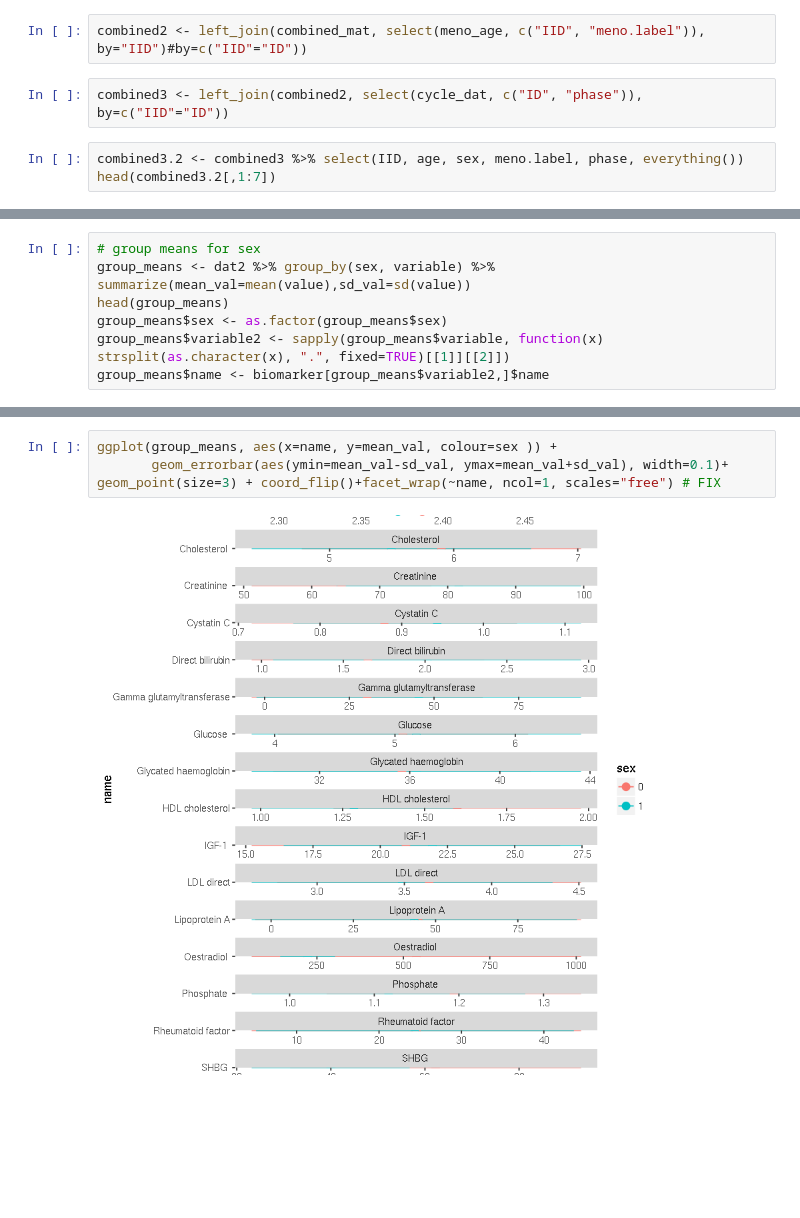
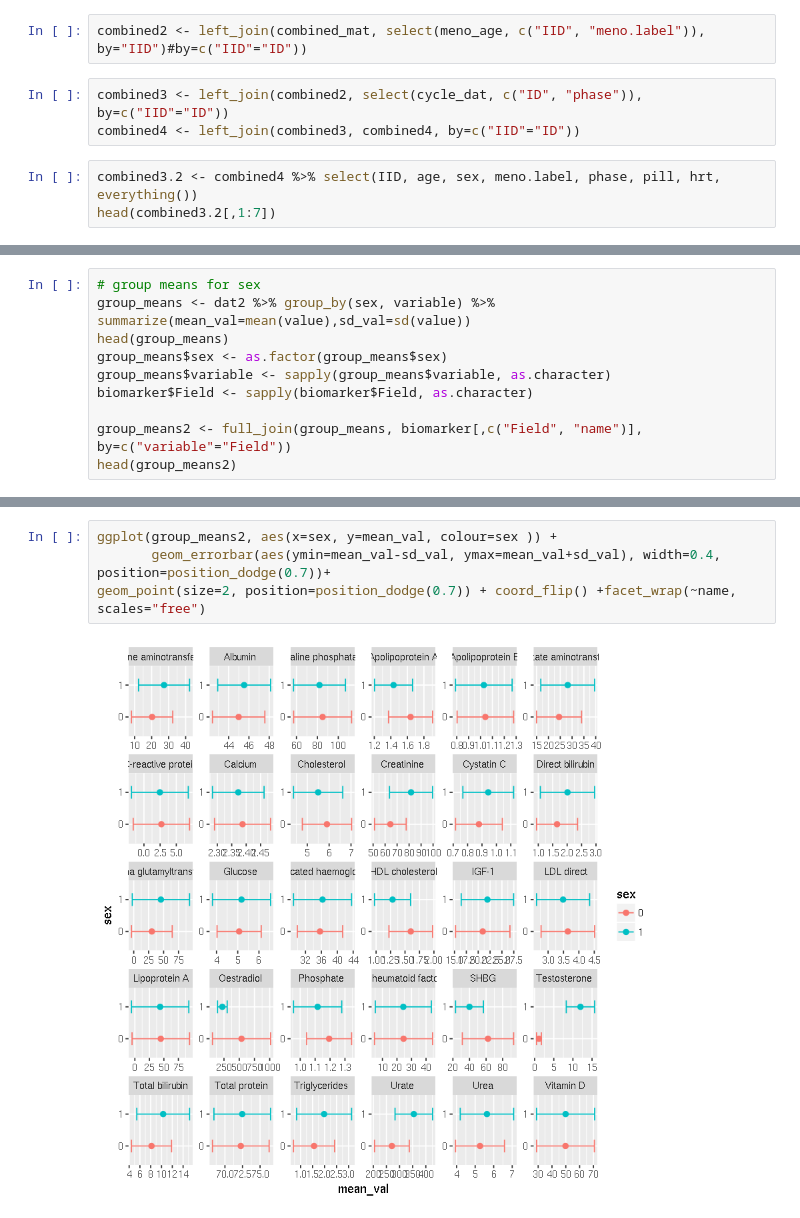
Before and after one commit to rivas-lab/sex-diff-biomarker-genetics, a Jupyter notebook: notebooks/ExploreBiomarkerPhe.ipynb, the cells around one changed output, grey strips where cells are left out. Drawn from its saved outputs; the diff is of its cells as text; blank space fills up the shorter version.

Commit message:
updated paths and added visualization code for biomarker data

```diff
--- a/notebooks/ExploreBiomarkerPhe.ipynb
+++ b/notebooks/ExploreBiomarkerPhe.ipynb
@@ -142,6 +120,7 @@ head(meno_age)
 combined2 <- left_join(combined_mat, select(meno_age, c("IID", "meno.label")), by="IID")#by=c("IID"="ID"))
 # %%
 combined3 <- left_join(combined2, select(cycle_dat, c("ID", "phase")), by=c("IID"="ID"))
+combined4 <- left_join(combined3, combined4, by=c("IID"="ID"))
 # %%
-combined3.2 <- combined3 %>% select(IID, age, sex, meno.label, phase, everything())
+combined3.2 <- combined4 %>% select(IID, age, sex, meno.label, phase, pill, hrt, everything())
 head(combined3.2[,1:7])
@@ -188,7 +151,10 @@ dat2 <- dat.melted %>% filter(!is.na(value))
 group_means <- dat2 %>% group_by(sex, variable) %>% summarize(mean_val=mean(value),sd_val=sd(value))
 head(group_means)
 group_means$sex <- as.factor(group_means$sex)
-group_means$variable2 <- sapply(group_means$variable, function(x) strsplit(as.character(x), ".", fixed=TRUE)[[1]][[2]])
-group_means$name <- biomarker[group_means$variable2,]$name
+group_means$variable <- sapply(group_means$variable, as.character)
+biomarker$Field <- sapply(biomarker$Field, as.character)
+
+group_means2 <- full_join(group_means, biomarker[,c("Field", "name")], by=c("variable"="Field"))
+head(group_means2)
 # %% [output]
 | sex | variable | mean_val | sd_val |
@@ -209,9 +182,9 @@ geom_point(size=3) + coord_flip()
 # %%
-ggplot(group_means, aes(x=name, y=mean_val, colour=sex )) +
-       geom_errorbar(aes(ymin=mean_val-sd_val, ymax=mean_val+sd_val), width=0.1)+
-geom_point(size=3) + coord_flip()+facet_wrap(~name, ncol=1, scales="free") # FIX
+ggplot(group_means2, aes(x=sex, y=mean_val, colour=sex )) +
+       geom_errorbar(aes(ymin=mean_val-sd_val, ymax=mean_val+sd_val), width=0.4, position=position_dodge(0.7))+
+geom_point(size=2, position=position_dodge(0.7)) + coord_flip() +facet_wrap(~name, scales="free")
 # %% [output]
-[figure, old version]
+[figure, new version]
 # %%
 # summarize by menopausal status
 group_means <- dat2 %>% group_by( meno.label, variable) %>% summarize(mean_val=mean(value),sd_val=sd(value))
```
Also changed, not shown: parts of 17 cells of this notebook, 8 other files.
